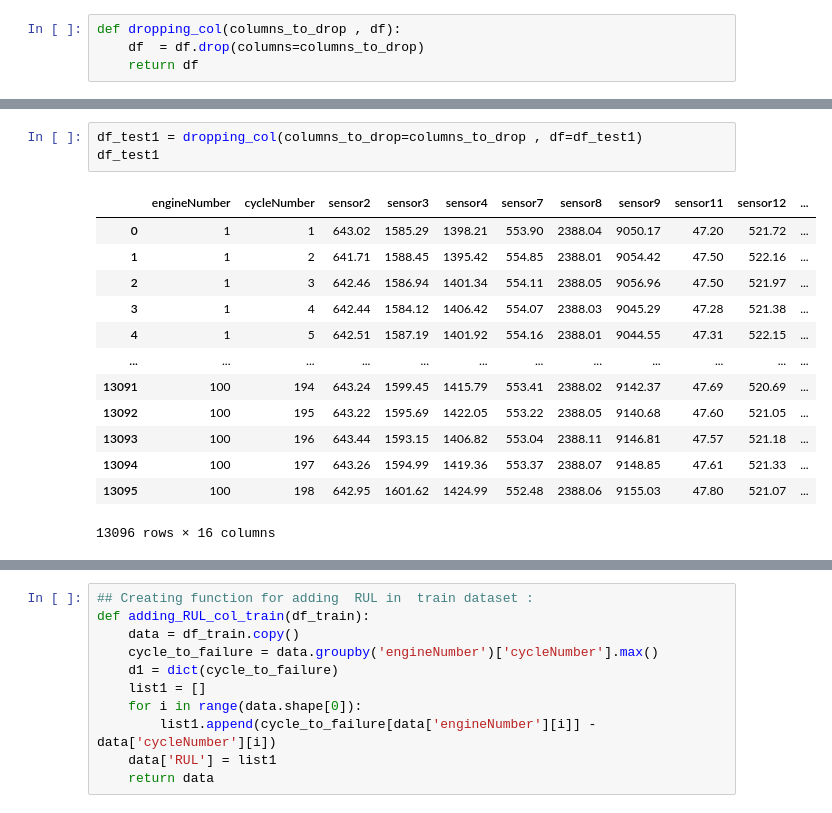
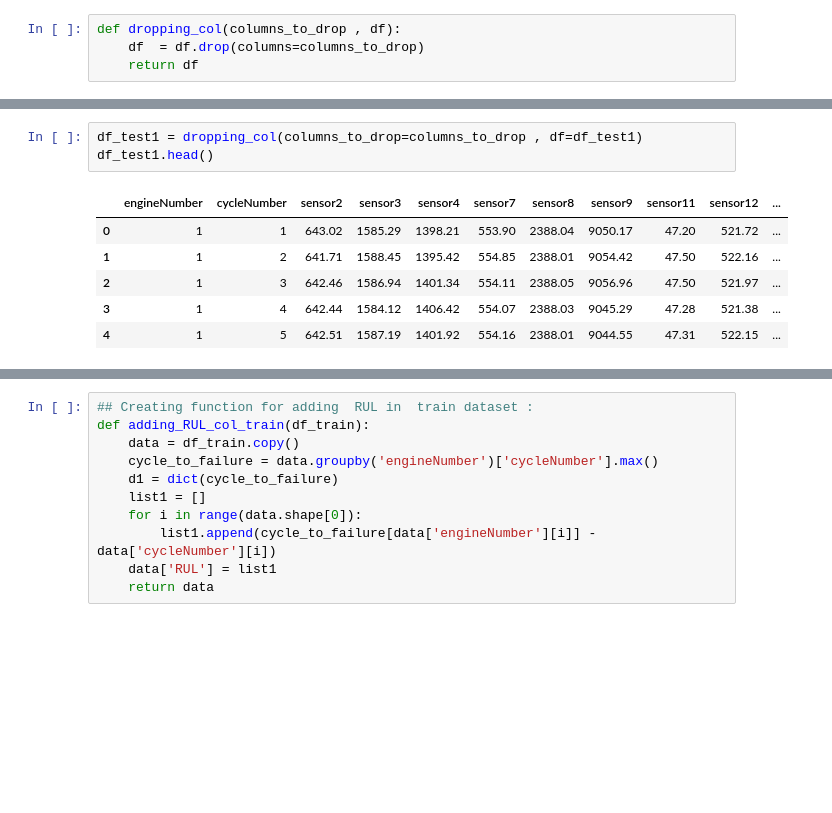
Before and after one commit to Vinayakmane47/NASA-turbofan-ML-Project-AIOPS, a Jupyter notebook: EDA_FE_Training.ipynb, the cells around one changed output, grey strips where cells are left out. Saved outputs shown, nothing was run; the diff lists cells and outputs as text; blank space fills up the shorter version.

```diff
--- a/EDA_FE_Training.ipynb
+++ b/EDA_FE_Training.ipynb
@@ -115,18 +111,11 @@ df_train1
 # %%
 df_test1 = dropping_col(columns_to_drop=columns_to_drop , df=df_test1)
-df_test1
+df_test1.head()
 # %% [output]
 |  | engineNumber | cycleNumber | sensor2 | sensor3 | sensor4 | sensor7 | sensor8 | sensor9 | sensor11 | sensor12 | ... |
 | 0 | 1 | 1 | 643.02 | 1585.29 | 1398.21 | 553.90 | 2388.04 | 9050.17 | 47.20 | 521.72 | ... |
 | 1 | 1 | 2 | 641.71 | 1588.45 | 1395.42 | 554.85 | 2388.01 | 9054.42 | 47.50 | 522.16 | ... |
 | 2 | 1 | 3 | 642.46 | 1586.94 | 1401.34 | 554.11 | 2388.05 | 9056.96 | 47.50 | 521.97 | ... |
 | 3 | 1 | 4 | 642.44 | 1584.12 | 1406.42 | 554.07 | 2388.03 | 9045.29 | 47.28 | 521.38 | ... |
 | 4 | 1 | 5 | 642.51 | 1587.19 | 1401.92 | 554.16 | 2388.01 | 9044.55 | 47.31 | 522.15 | ... |
-| ... | ... | ... | ... | ... | ... | ... | ... | ... | ... | ... | ... |
-| 13091 | 100 | 194 | 643.24 | 1599.45 | 1415.79 | 553.41 | 2388.02 | 9142.37 | 47.69 | 520.69 | ... |
-| 13092 | 100 | 195 | 643.22 | 1595.69 | 1422.05 | 553.22 | 2388.05 | 9140.68 | 47.60 | 521.05 | ... |
-| 13093 | 100 | 196 | 643.44 | 1593.15 | 1406.82 | 553.04 | 2388.11 | 9146.81 | 47.57 | 521.18 | ... |
-| 13094 | 100 | 197 | 643.26 | 1594.99 | 1419.36 | 553.37 | 2388.07 | 9148.85 | 47.61 | 521.33 | ... |
-| 13095 | 100 | 198 | 642.95 | 1601.62 | 1424.99 | 552.48 | 2388.06 | 9155.03 | 47.80 | 521.07 | ... |
-13096 rows × 16 columns
 # %%
```
Also changed, not shown: parts of 84 cells of this notebook.
